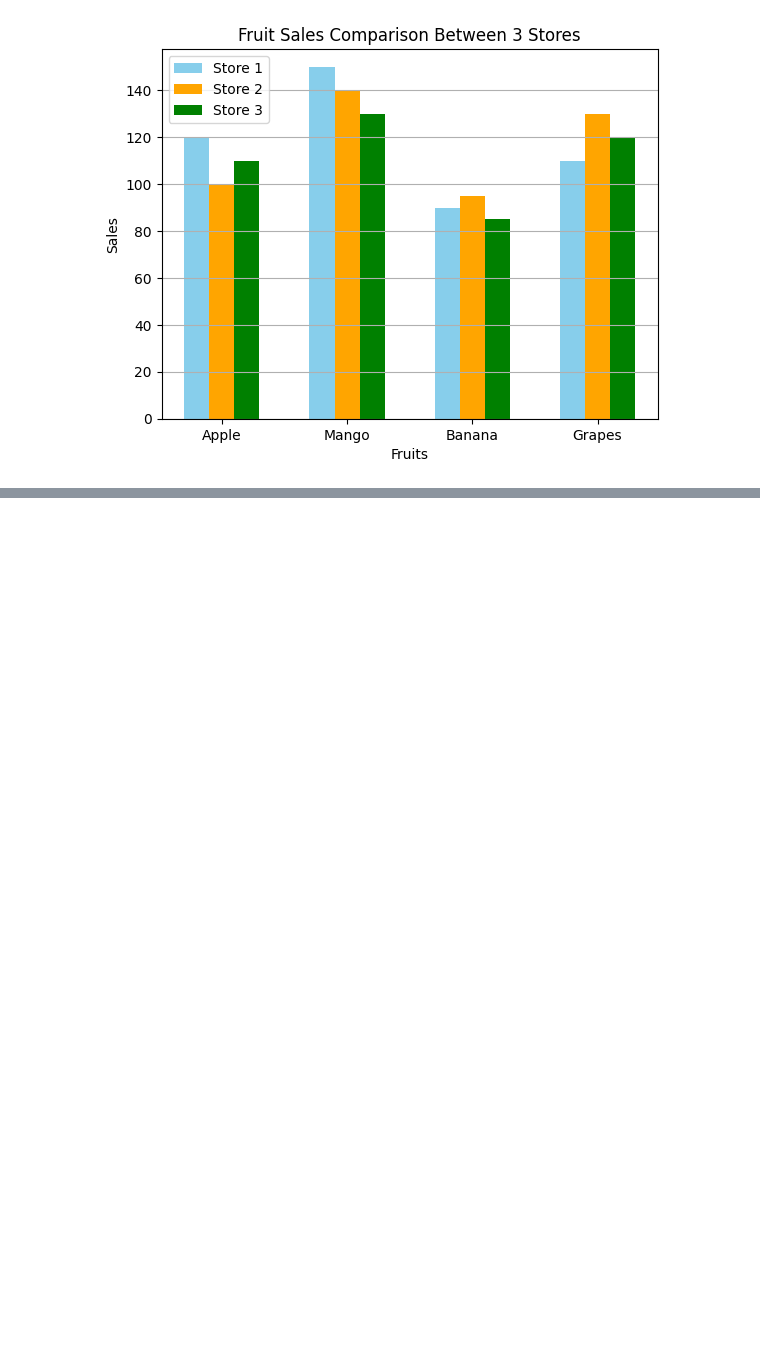
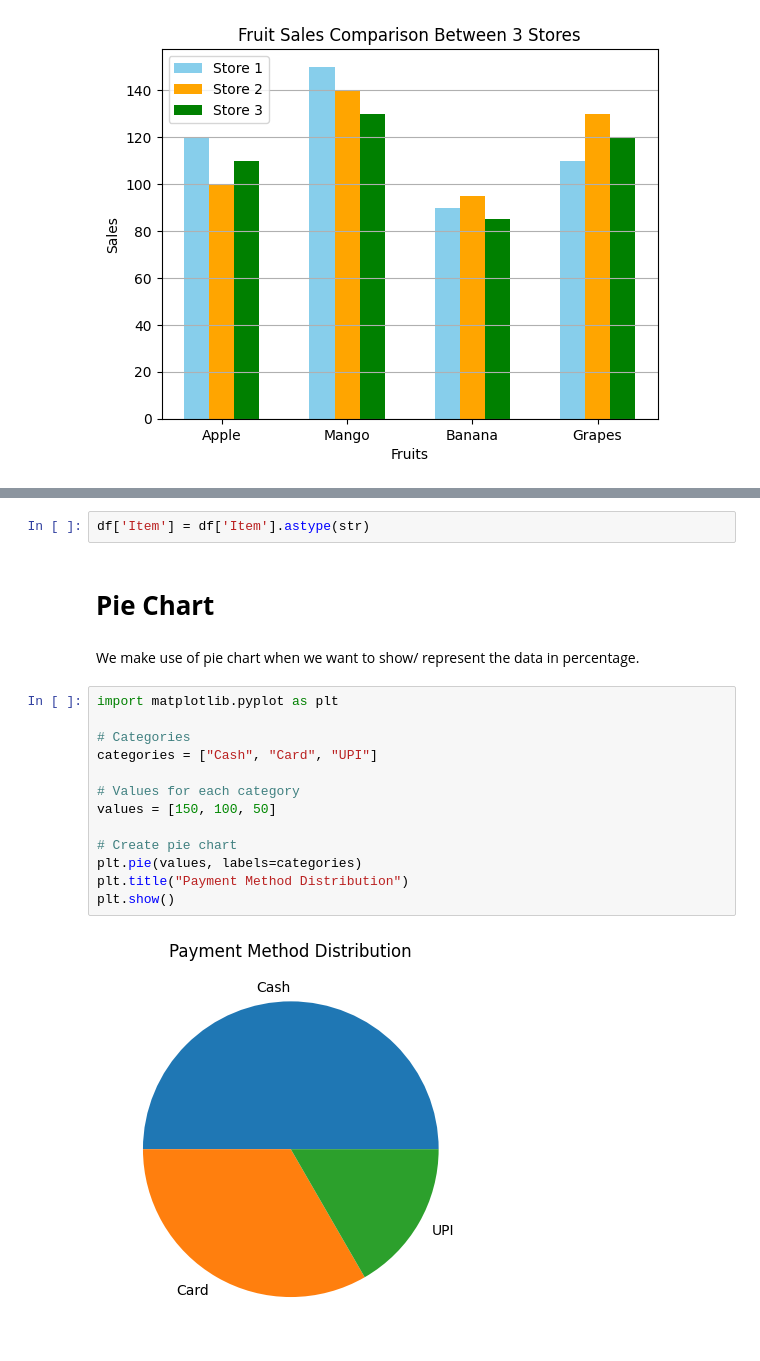
Before and after one commit to ShaazCode/Python-Libraries---EDA, a Jupyter notebook: Matplotlib.ipynb, the cells around one changed output, grey strips where cells are left out. Cells and saved outputs as stored; diff of their text form; blank space fills up the shorter version.

Commit message:
pie chart - used for percentage

```diff
--- a/Matplotlib.ipynb
+++ b/Matplotlib.ipynb
@@ -262,0 +274,21 @@ plt.show()
+# %%
+df['Item'] = df['Item'].astype(str)
+# %% [markdown]
+# **Pie Chart**
+# %% [markdown]
+We make use of pie chart when we want to show/ represent the data in percentage.
+# %%
+import matplotlib.pyplot as plt
+
+# Categories
+categories = ["Cash", "Card", "UPI"]
+
+# Values for each category
+values = [150, 100, 50]
+
+# Create pie chart
+plt.pie(values, labels=categories)
+plt.title("Payment Method Distribution")
+plt.show()
+# %% [output]
+[figure, added]
```
Also changed, not shown: parts of 4 cells of this notebook.
